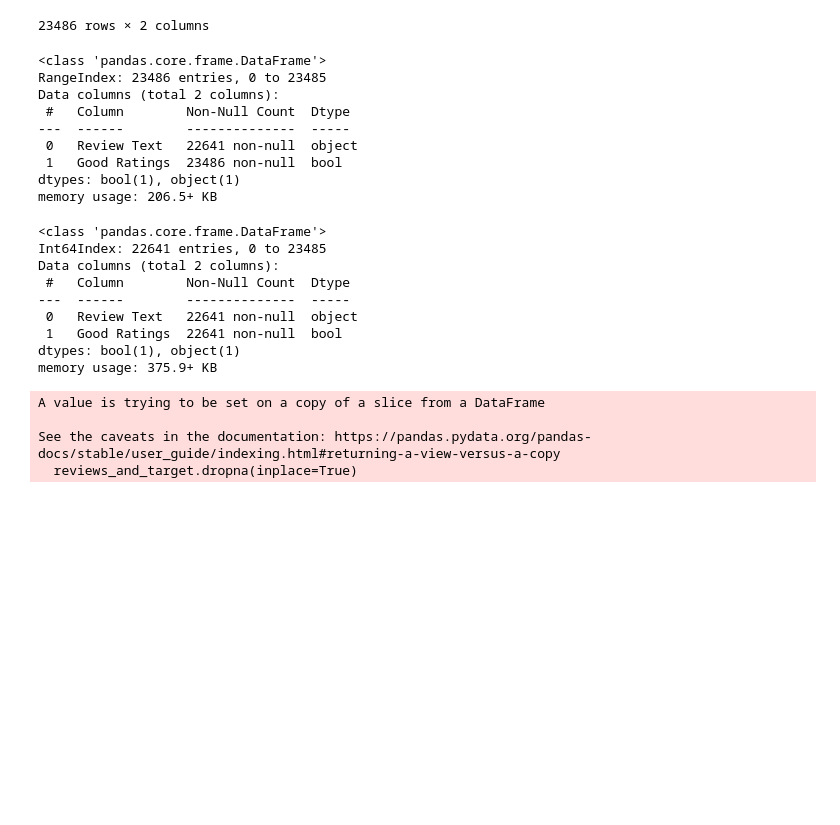
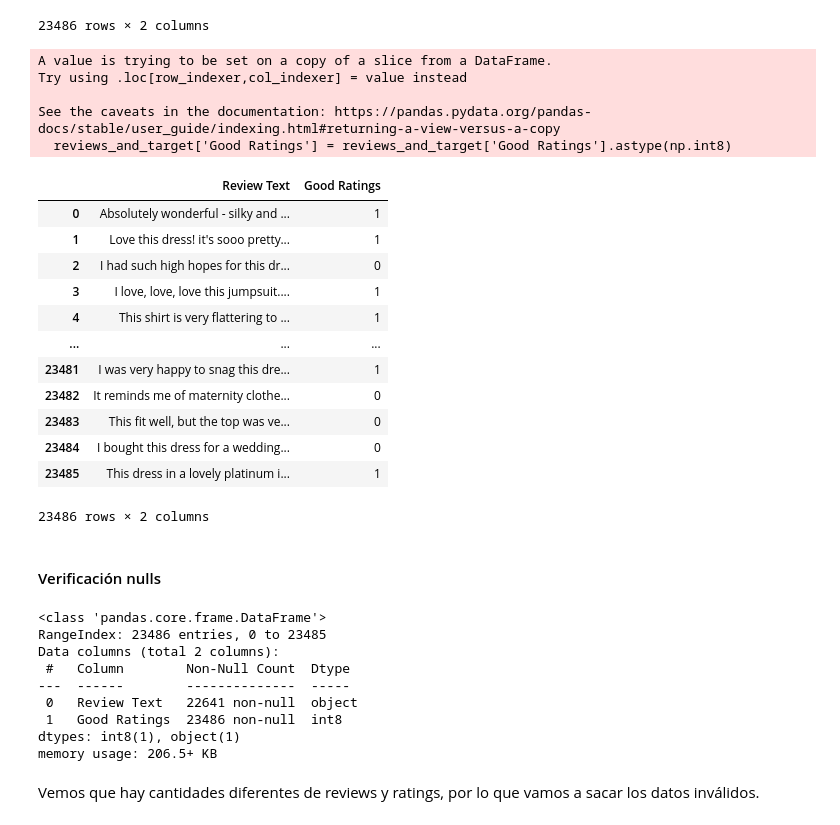
Before and after one commit to Jonathan-R0/TP2-OrganizacionDeDatos, a Jupyter notebook: src/Parte1.ipynb, the cells around one changed output. Saved outputs shown, nothing was run; the diff lists cells and outputs as text; code cells hidden in the pictures; blank space fills up the shorter version.

Commit message:
Limpieza de datos y creacion del feature objetivo

```diff
--- a/src/Parte1.ipynb
+++ b/src/Parte1.ipynb
@@ -104,6 +114,30 @@ See the caveats in the documentation: https://pandas.pydata.org/pandas-docs/stab
 | 23484 | I bought this dress for a wedding... | False |
 | 23485 | This dress in a lovely platinum i... | True |
 23486 rows × 2 columns
+# %%
+reviews_and_target['Good Ratings'] = reviews_and_target['Good Ratings'].astype(np.int8)
+reviews_and_target
+# %% [output]
+A value is trying to be set on a copy of a slice from a DataFrame.
+Try using .loc[row_indexer,col_indexer] = value instead
+
+See the caveats in the documentation: https://pandas.pydata.org/pandas-docs/stable/user_guide/indexing.html#returning-a-view-versus-a-copy
+  reviews_and_target['Good Ratings'] = reviews_and_target['Good Ratings'].astype(np.int8)
+|  | Review Text | Good Ratings |
+| 0 | Absolutely wonderful - silky and ... | 1 |
+| 1 | Love this dress! it's sooo pretty... | 1 |
+| 2 | I had such high hopes for this dr... | 0 |
+| 3 | I love, love, love this jumpsuit.... | 1 |
+| 4 | This shirt is very flattering to ... | 1 |
+| ... | ... | ... |
+| 23481 | I was very happy to snag this dre... | 1 |
+| 23482 | It reminds me of maternity clothe... | 0 |
+| 23483 | This fit well, but the top was ve... | 0 |
+| 23484 | I bought this dress for a wedding... | 0 |
+| 23485 | This dress in a lovely platinum i... | 1 |
+23486 rows × 2 columns
+# %% [markdown]
+#### Verificación nulls
 # %%
 reviews_and_target.info()
 # %% [output]
@@ -113,23 +147,8 @@ Data columns (total 2 columns):
  #   Column        Non-Null Count  Dtype
 ---  ------        --------------  -----
  0   Review Text   22641 non-null  object
- 1   Good Ratings  23486 non-null  bool
-dtypes: bool(1), object(1)
+ 1   Good Ratings  23486 non-null  int8
+dtypes: int8(1), object(1)
 memory usage: 206.5+ KB
-# %%
-reviews_and_target.dropna(inplace=True)
-reviews_and_target.info()
-# %% [output]
-<class 'pandas.core.frame.DataFrame'>
-Int64Index: 22641 entries, 0 to 23485
-Data columns (total 2 columns):
- #   Column        Non-Null Count  Dtype
----  ------        --------------  -----
- 0   Review Text   22641 non-null  object
- 1   Good Ratings  22641 non-null  bool
-dtypes: bool(1), object(1)
-memory usage: 375.9+ KB
-A value is trying to be set on a copy of a slice from a DataFrame
-
-See the caveats in the documentation: https://pandas.pydata.org/pandas-docs/stable/user_guide/indexing.html#returning-a-view-versus-a-copy
-  reviews_and_target.dropna(inplace=True)
+# %% [markdown]
+Vemos que hay cantidades diferentes de reviews y ratings, por lo que vamos a sacar los datos inválidos.
```
Also changed, not shown: parts of 6 cells of this notebook.
